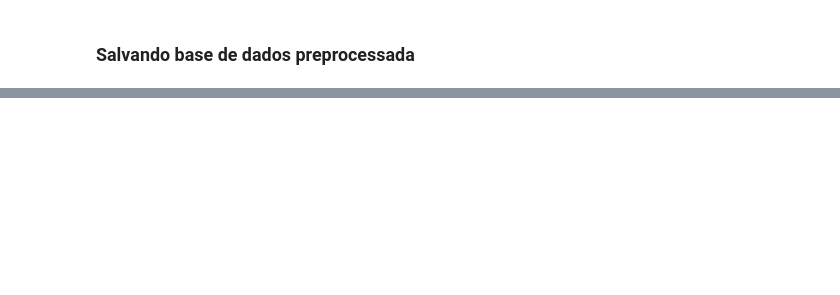
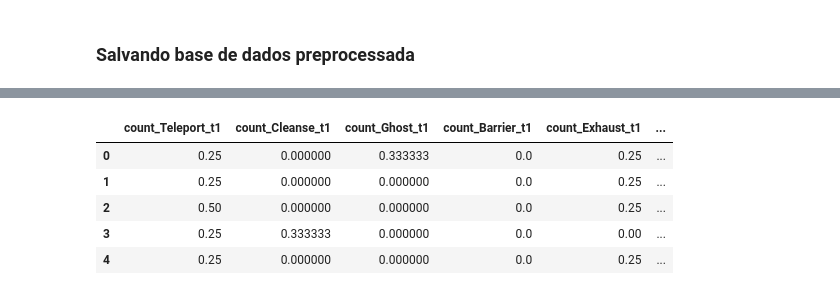
Before and after one commit to Fillipedem/LoLKaggle, a Jupyter notebook: Preprocessamento.ipynb, the cells around one changed output, grey strips where cells are left out. Saved outputs shown, nothing was run; the diff lists cells and outputs as text; code cells hidden in the pictures; blank space fills up the shorter version.

```diff
--- a/Preprocessamento.ipynb
+++ b/Preprocessamento.ipynb
@@ -159,2 +176,8 @@ dataset.head()
 # %% [markdown]
 ### Salvando base de dados preprocessada
+# %%
+X = dataset.drop(columns=['winner'])
+y = dataset['winner']
+
+X.to_csv("./data/preprocessamento/X.csv")
+y.to_csv("./data/preprocessamento/y.csv", header=None)
@@ -161 +186,12 @@ dataset.head()
+# %%
+X_normalized = (X-X.min())/(X.max()-X.min())
+# %%
+X_normalized.head()
+# %% [output]
+|  | count_Teleport_t1 | count_Cleanse_t1 | count_Ghost_t1 | count_Barrier_t1 | count_Exhaust_t1 | ... |
+| 0 | 0.25 | 0.000000 | 0.333333 | 0.0 | 0.25 | ... |
+| 1 | 0.25 | 0.000000 | 0.000000 | 0.0 | 0.25 | ... |
+| 2 | 0.50 | 0.000000 | 0.000000 | 0.0 | 0.25 | ... |
+| 3 | 0.25 | 0.333333 | 0.000000 | 0.0 | 0.00 | ... |
+| 4 | 0.25 | 0.000000 | 0.000000 | 0.0 | 0.25 | ... |
 # %%
```
Also changed, not shown: parts of 6 cells of this notebook, 4 other files.
